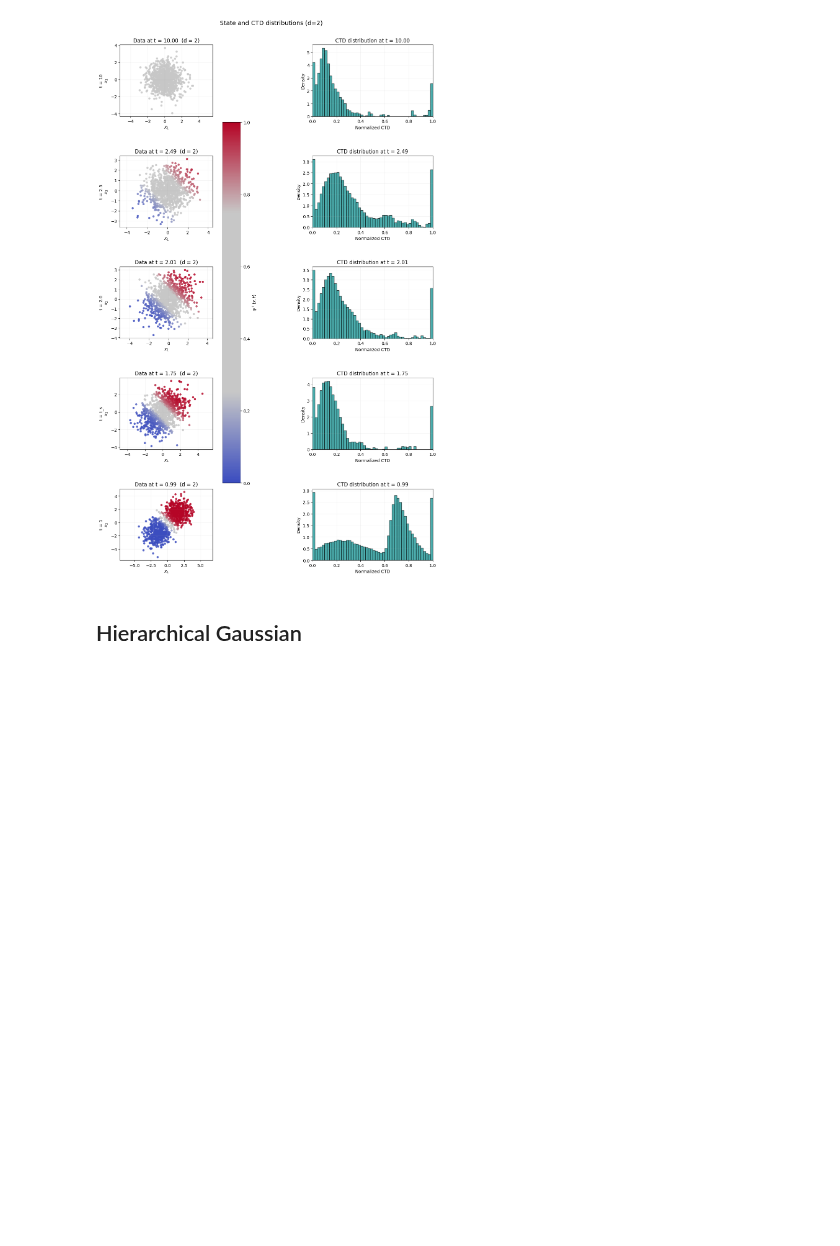
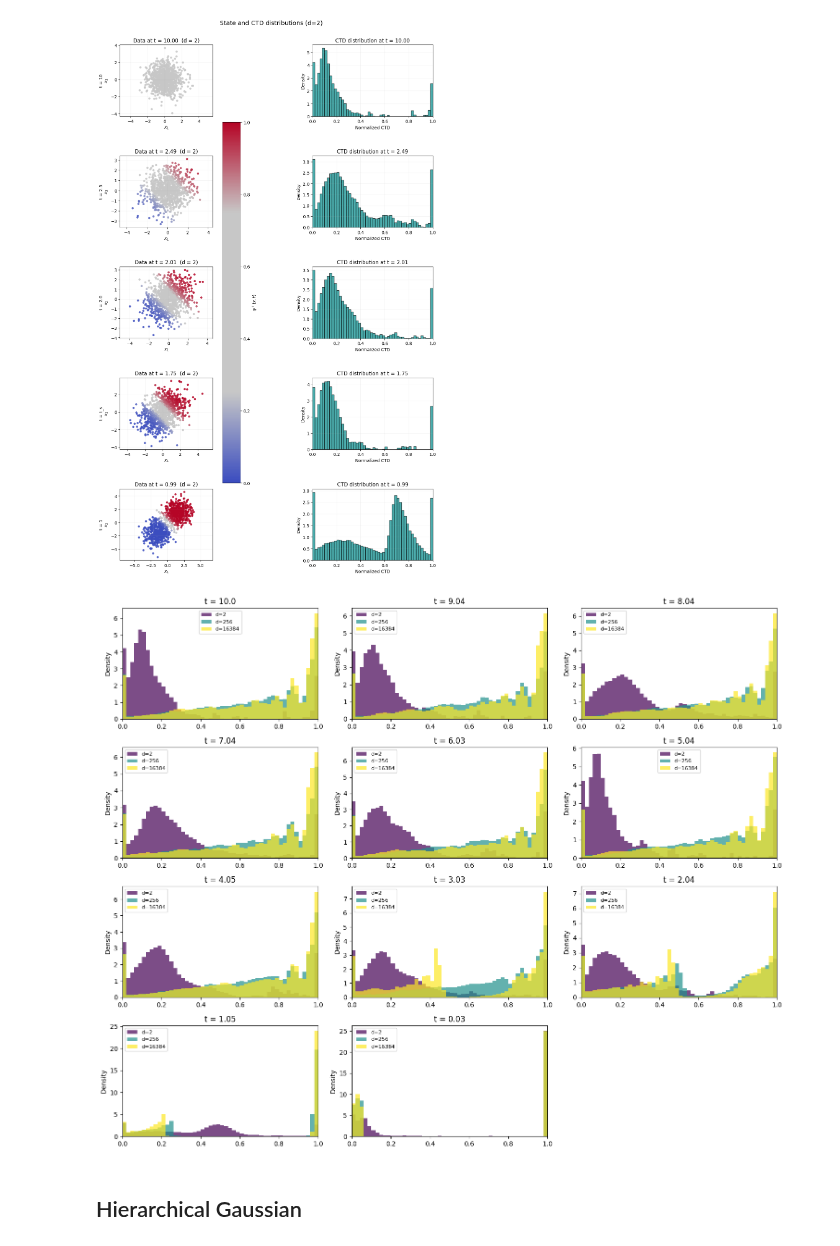
Before and after one commit to msarrias/Shape-Aware-Regimes-of-Diffusion-Models, a Jupyter notebook: notebooks/speciation_time_gaussian.ipynb, the cells around one changed output. Saved outputs shown, nothing was run; the diff lists cells and outputs as text; code cells hidden in the pictures; blank space fills up the shorter version.

```diff
--- a/notebooks/speciation_time_gaussian.ipynb
+++ b/notebooks/speciation_time_gaussian.ipynb
@@ -140,6 +140,40 @@ fig.suptitle(f"State and CTD distributions (d={d_plot})", fontsize=14)
 plt.show()
 # %% [output]
 [figure]
+# %%
+ds = [2, 256, 16384]
+colors = plt.cm.viridis(np.linspace(0, 1, len(ds)))
+
+data = {}
+for d in ds:
+    data[d] = joblib.load(exp_path / f"D{d}_N1000_T10/CTDs.jbl")
+
+shared_bins = np.linspace(0, 1, 51)
+t_subset = sorted([t for t in snaps if 0.5 <= t <= 2.0])
+n = len(t_subset)
+ncols = 3
+nrows = int(np.ceil(n / ncols))
+fig, axes = plt.subplots(nrows, ncols, figsize=(15, nrows * 3))
+axes = axes.flatten()
+ts = [[i for idx, i in enumerate(data[d]['CTDs'].keys()) if round(i, 1) == j][0] for j in [k for k in range(0, 11, 1)[::-1]]]
+for i, t in enumerate(ts):
+    for idx, d in enumerate(ds):
+        axes[i].hist(data[d]['CTDs'][t]['norm_ctds'], bins=shared_bins, alpha=0.7, density=True,
+                    color=colors[idx], label=f'd={d}')
+
+        axes[i].set_title(f't = {round(t, 3)}')
+        axes[i].set_ylabel('Density')
+        axes[i].set_xlim(0, 1)
+        axes[i].legend(fontsize=8)
+for j in range(i + 1, len(axes)):
+    axes[j].set_visible(False)
+plt.tight_layout()
+# save_path = 'figs/exmp.png'
+# if save_path:
+#     plt.savefig(save_path)
+plt.show()
+# %% [output]
+[figure, added]
 # %% [markdown]
 ## Hierarchical Gaussian
 # %%
```
